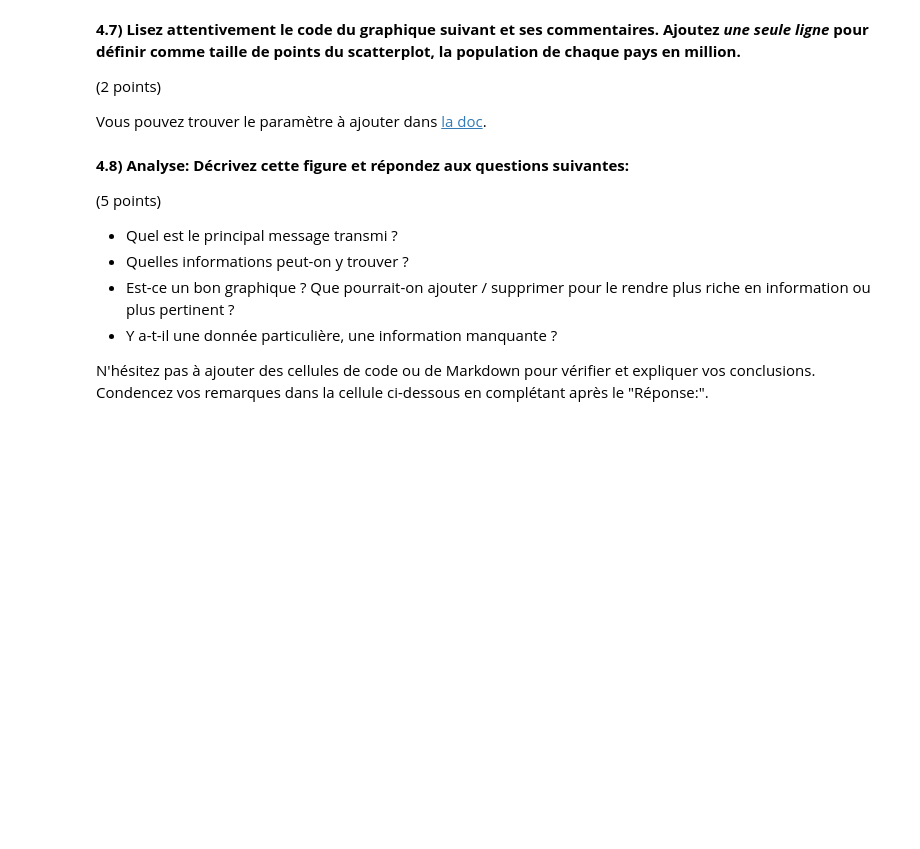
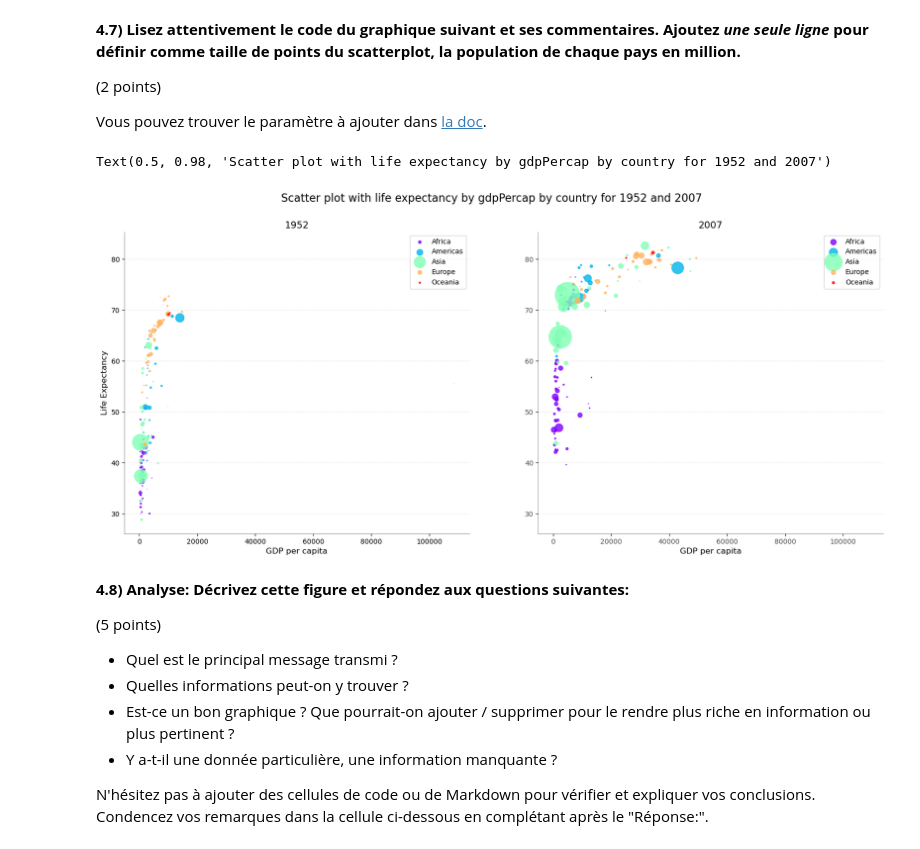
Before and after one commit to ShadySeko/ISD, a Jupyter notebook: TP2_ISD_SA2023.ipynb, the cells around one changed output. Cells and saved outputs as stored; diff of their text form; code cells hidden in the pictures; blank space fills up the shorter version.

```diff
--- a/TP2_ISD_SA2023.ipynb
+++ b/TP2_ISD_SA2023.ipynb
@@ -542,7 +578,7 @@ cmap = list(cm.get_cmap("rainbow")(np.linspace(0, 1, NCOLORS)))
 
 
 for i, year in enumerate((1952, 2007)):
-    data = df.query('year == @year and country == "Kuwait"')
+    data = df.query('year == @year')
 
     # Plot each continent as a different color in order to have a legend.
 
@@ -558,34 +594,37 @@ for i, year in enumerate((1952, 2007)):
         df_continent.plot.scatter(ax=axs[i],
                                   x='gdpPercap',
                                   y='lifeExp',
                                   color=[cmap[c]],
                                   label=continent,
-                                  s = 100,
+                                  s =  df_continent['pop']/1000000,
                                   alpha=0.8)
 
     # Plot style
 
     axs[i].set_title(year, fontsize=14)
     axs[i].set_xlabel('GDP per capita', fontsize=12)
     axs[i].grid(axis='y', linestyle='--', alpha=0.4, lw=0.5)
 
 
     # Remove border on the top and right.
     axs[i].spines['top'].set_visible(False)
     axs[i].spines['right'].set_visible(False)
     # Set alpha on remaining borders.
     axs[i].spines['left'].set_alpha(0.4)
     axs[i].spines['bottom'].set_alpha(0.4)
 
     # Only show ticks on the left and bottom spines.
     axs[i].xaxis.set_ticks_position('bottom')
     axs[i].yaxis.set_ticks_position('left')
     # Style of ticks.
     plt.xticks(fontsize=10, alpha=0.7)
     plt.yticks(fontsize=10, alpha=0.7)
 
 axs[0].set_ylabel('Life Expectancy', fontsize=12)
 fig.suptitle('Scatter plot with life expectancy by gdpPercap by country for 1952 and 2007', fontsize=16)
+# %% [output]
+Text(0.5, 0.98, 'Scatter plot with life expectancy by gdpPercap by country for 1952 and 2007')
+[figure, added]
 # %% [markdown]
 **4.8) Analyse: Décrivez cette figure et répondez aux questions suivantes:**
 
```
Also changed, not shown: parts of 4 cells of this notebook.
